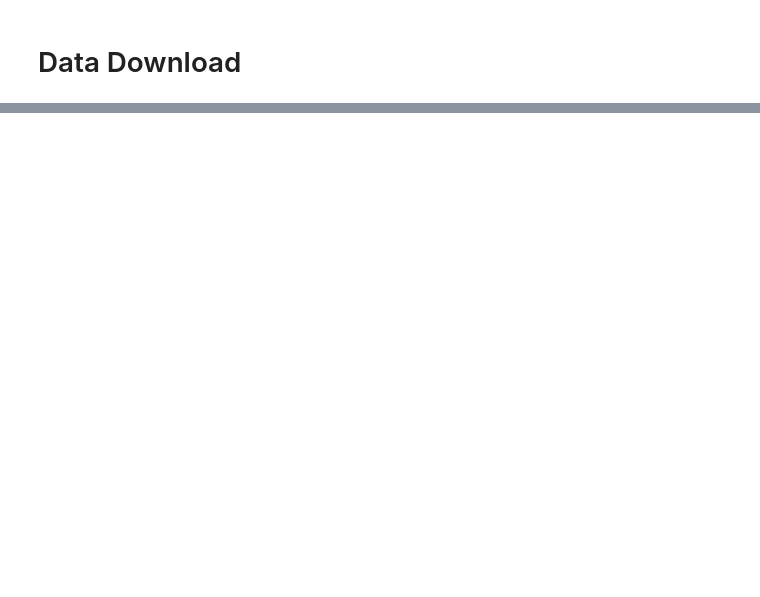
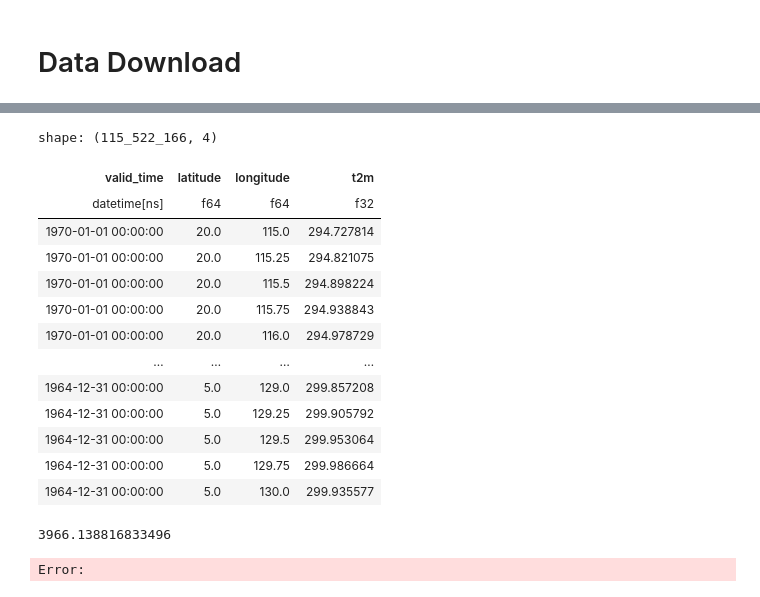
Before and after one commit to iragca/compstat-research, a Jupyter notebook: notebooks/1.0-iragca-cds-data.ipynb, the cells around one changed output, grey strips where cells are left out. Drawn from its saved outputs; the diff is of its cells as text; code cells hidden in the pictures; blank space fills up the shorter version.

```diff
--- a/notebooks/1.0-iragca-cds-data.ipynb
+++ b/notebooks/1.0-iragca-cds-data.ipynb
@@ -56,0 +206,32 @@ Retrying in 120 seconds
+# %%
+df.drop_in_place('number')
+df
+# %% [output]
+shape: (115_522_166, 4)
+| valid_time | latitude | longitude | t2m |
+| datetime[ns] | f64 | f64 | f32 |
+| 1970-01-01 00:00:00 | 20.0 | 115.0 | 294.727814 |
+| 1970-01-01 00:00:00 | 20.0 | 115.25 | 294.821075 |
+| 1970-01-01 00:00:00 | 20.0 | 115.5 | 294.898224 |
+| 1970-01-01 00:00:00 | 20.0 | 115.75 | 294.938843 |
+| 1970-01-01 00:00:00 | 20.0 | 116.0 | 294.978729 |
+| … | … | … | … |
+| 1964-12-31 00:00:00 | 5.0 | 129.0 | 299.857208 |
+| 1964-12-31 00:00:00 | 5.0 | 129.25 | 299.905792 |
+| 1964-12-31 00:00:00 | 5.0 | 129.5 | 299.953064 |
+| 1964-12-31 00:00:00 | 5.0 | 129.75 | 299.986664 |
+| 1964-12-31 00:00:00 | 5.0 | 130.0 | 299.935577 |
+# %%
+df.estimated_size() / (1024 * 1024) # megabytes
+# %% [output]
+3966.138816833496
+# %%
+# Save the files
+save_path = PROCESSED_DATA_DIR / "cds"
+
+if not save_path.exists():
+    save_path.mkdir(parents=True)
+
+df.write_parquet(save_path / "era5-2m-temperature-1940-2024.parquet")
+# %% [output]
+Error:
```
Also changed, not shown: parts of 7 cells of this notebook.
